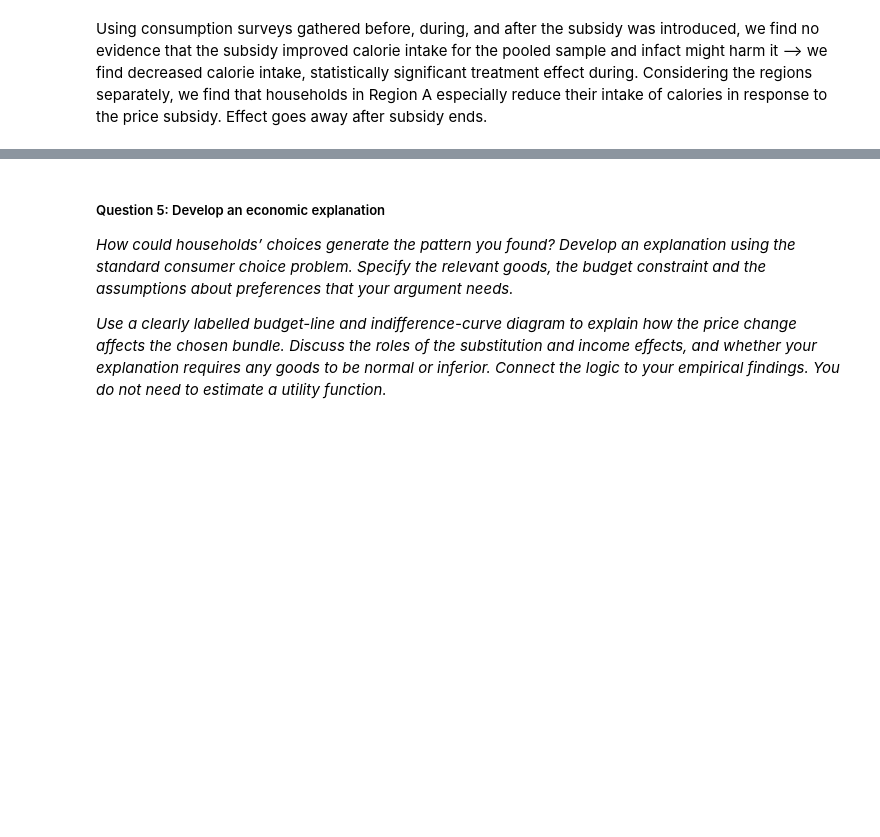
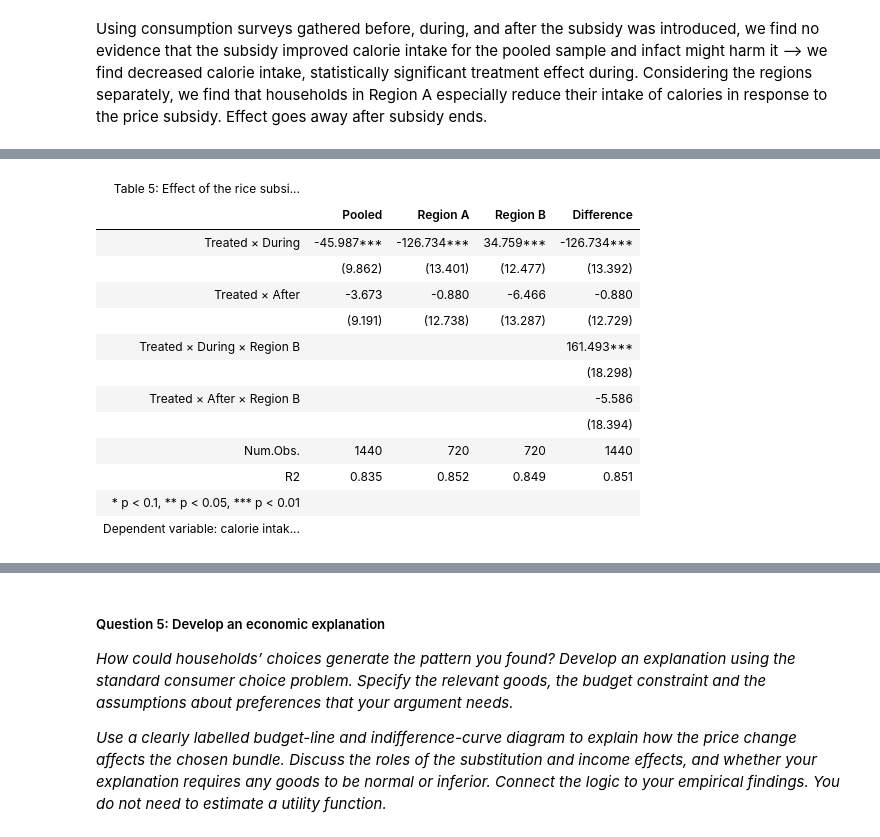
Before and after one commit to drishtikhemlani2306/pau_milan_assignment_1, a Jupyter notebook: assignment1_notebook.ipynb, the cells around one changed output, grey strips where cells are left out. Cells and saved outputs as stored; diff of their text form; code cells hidden in the pictures; blank space fills up the shorter version.

```diff
--- a/assignment1_notebook.ipynb
+++ b/assignment1_notebook.ipynb
@@ -404,0 +393,44 @@ RMSE: 61.6     Adj. R2: 0.750873
+# %%
+regression_data <- regression_data |>
+  mutate(region_b = as.integer(region == "B"))
+
+did_a <- feols(total_caloric_intake ~ treated:wave_during + treated:wave_after |
+                 household_id + wave,
+               data = filter(regression_data, region == "A"), cluster = ~household_id)
+
+did_b <- feols(total_caloric_intake ~ treated:wave_during + treated:wave_after |
+                 household_id + wave,
+               data = filter(regression_data, region == "B"), cluster = ~household_id)
+
+did_diff <- feols(total_caloric_intake ~ treated:wave_during + treated:wave_after +
+                    treated:wave_during:region_b + treated:wave_after:region_b |
+                    household_id + region^wave,
+                  data = regression_data, cluster = ~household_id)
+
+tbl5 <- modelsummary(list("Pooled" = did, "Region A" = did_a, "Region B" = did_b, "Difference" = did_diff),
+                     coef_map = c("treated:wave_during"          = "Treated × During",
+                                  "treated:wave_after"           = "Treated × After",
+                                  "treated:wave_during:region_b" = "Treated × During × Region B",
+                                  "treated:wave_after:region_b"  = "Treated × After × Region B"), # nolint
+                     stars   = c("*" = 0.10, "**" = 0.05, "***" = 0.01),
+                     gof_map = c("nobs", "r.squared"),
+                     output  = "gt") |>
+  tab_header(title = "Table 5: Effect of the rice subsidy on calorie intake, by region") |>
+  tab_source_note("Dependent variable: calorie intake in kcal per person per day. Household fixed effects; wave fixed effects in the regional models and region × wave fixed effects in the pooled and difference models. Standard errors clustered by household in parentheses.")
+
+IRdisplay::display_html(as_raw_html(tbl5))
+# %% [output]
+| Table 5: Effect of the rice subsi... |  |  |  |  |
+|  | Pooled | Region A | Region B | Difference |
+| Treated × During | -45.987*** | -126.734*** | 34.759*** | -126.734*** |
+|  | (9.862) | (13.401) | (12.477) | (13.392) |
+| Treated × After | -3.673 | -0.880 | -6.466 | -0.880 |
+|  | (9.191) | (12.738) | (13.287) | (12.729) |
+| Treated × During × Region B |  |  |  | 161.493*** |
+|  |  |  |  | (18.298) |
+| Treated × After × Region B |  |  |  | -5.586 |
+|  |  |  |  | (18.394) |
+| Num.Obs. | 1440 | 720 | 720 | 1440 |
+| R2 | 0.835 | 0.852 | 0.849 | 0.851 |
+| * p < 0.1, ** p < 0.05, *** p < 0.01 |  |  |  |  |
+| Dependent variable: calorie intak... |  |  |  |  |
```
Also changed, not shown: parts of 5 cells of this notebook.
